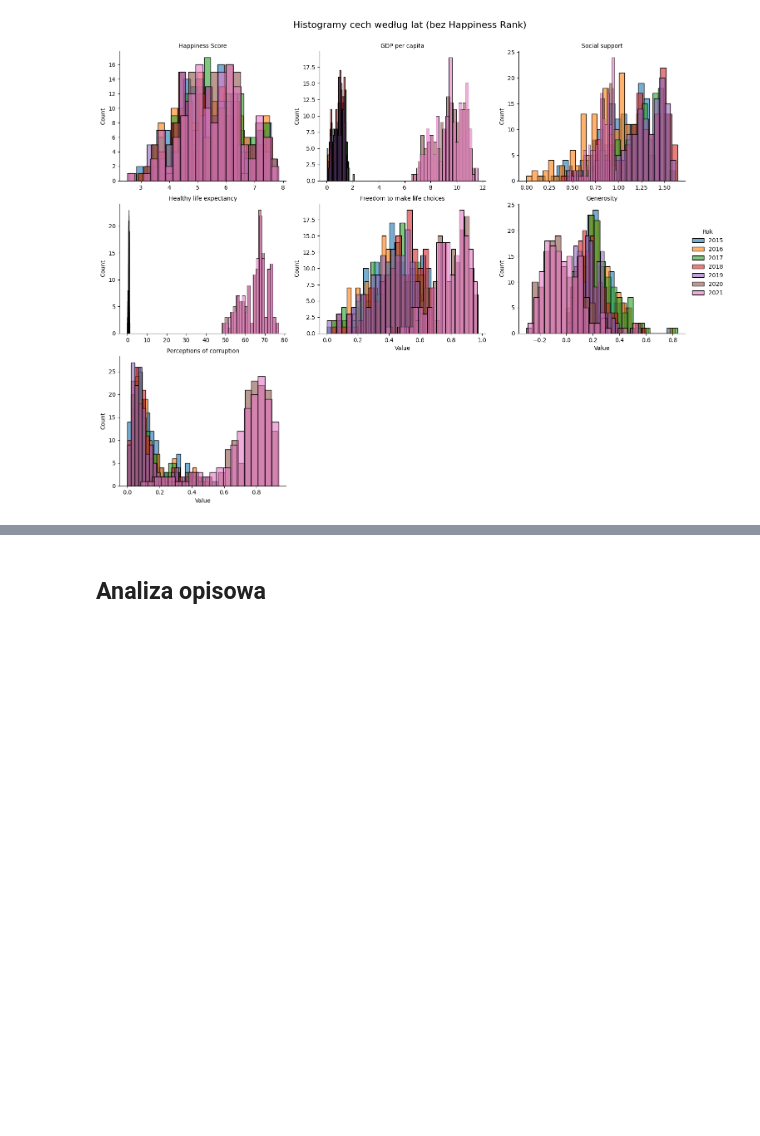
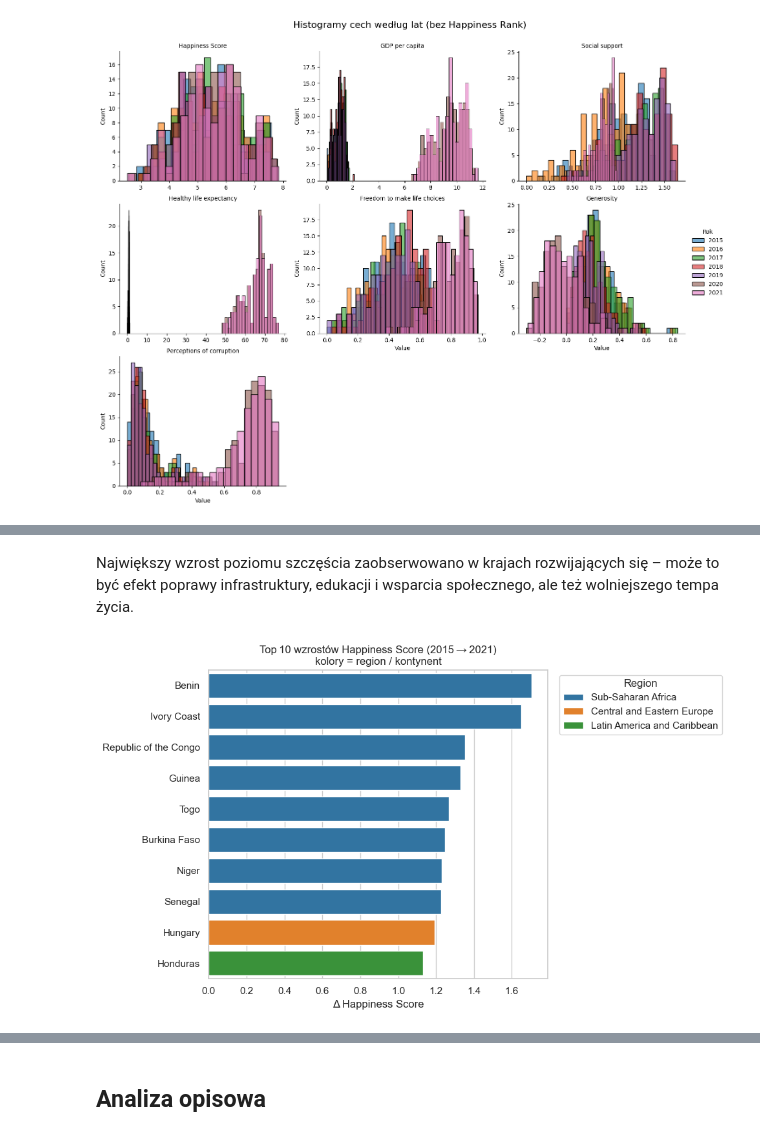
Before and after one commit to Kinga94/SAD_zadanie, a Jupyter notebook: SAD_world_happines_report.ipynb, the cells around one changed output, grey strips where cells are left out. Cells and saved outputs as stored; diff of their text form; code cells hidden in the pictures; blank space fills up the shorter version.

Commit message:
Wizualizacja danych - dodanie wykresow z wnioskami

```diff
--- a/SAD_world_happines_report.ipynb
+++ b/SAD_world_happines_report.ipynb
@@ -1297,0 +1348,45 @@ dtype: int64
+# %% [markdown]
+Największy wzrost poziomu szczęścia zaobserwowano w krajach rozwijających się – może to być efekt poprawy infrastruktury, edukacji i wsparcia społecznego, ale też wolniejszego tempa życia.
+# %%
+
+# --- 1) Oblicz zmianę Happiness Score między pierwszym a ostatnim rokiem -------
+first_year  = df["Year"].min()
+last_year   = df["Year"].max()
+
+pivot = (
+    df.pivot(index="Country", columns="Year", values="Happiness Score")
+      .dropna(subset=[first_year, last_year])        # usuń brakujące kraje
+)
+pivot["Delta"] = pivot[last_year] - pivot[first_year]
+
+# --- 2) Wybierz 10 krajów z największym wzrostem --------------------------------
+top10_inc = pivot.sort_values("Delta", ascending=False).head(10).reset_index()
+
+# --- 3) Dołącz kolumnę Region ---------------------------------------------------
+top10_inc = top10_inc.merge(
+    df[["Country", "Region"]].drop_duplicates(),
+    on="Country",
+    how="left"
+)
+
+# --- 4) Wykres: barplot z hue = Region -----------------------------------------
+sns.set(style="whitegrid")
+plt.figure(figsize=(10, 6))
+
+sns.barplot(
+    data=top10_inc,
+    y="Country",
+    x="Delta",
+    hue="Region",           # <— kolor wg regionu / kontynentu
+    dodge=False,
+    palette="tab10"
+)
+
+plt.title(f"Top 10 wzrostów Happiness Score ({first_year} → {last_year})\nkolory = region / kontynent")
+plt.xlabel("Δ Happiness Score")
+plt.ylabel("")
+plt.legend(title="Region", bbox_to_anchor=(1.02, 1), loc="upper left")
+plt.tight_layout()
+plt.show()
+# %% [output]
+[figure, added]
```
Also changed, not shown: parts of 16 cells of this notebook.
